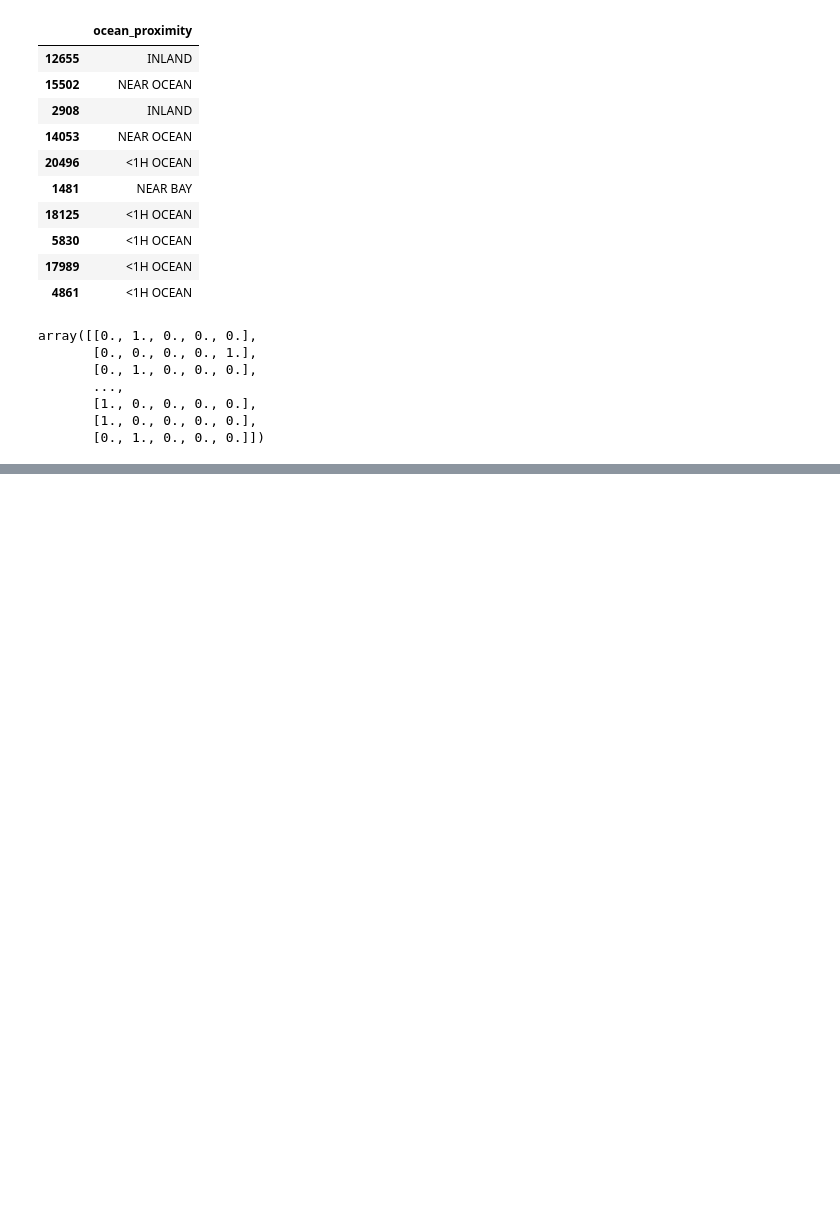
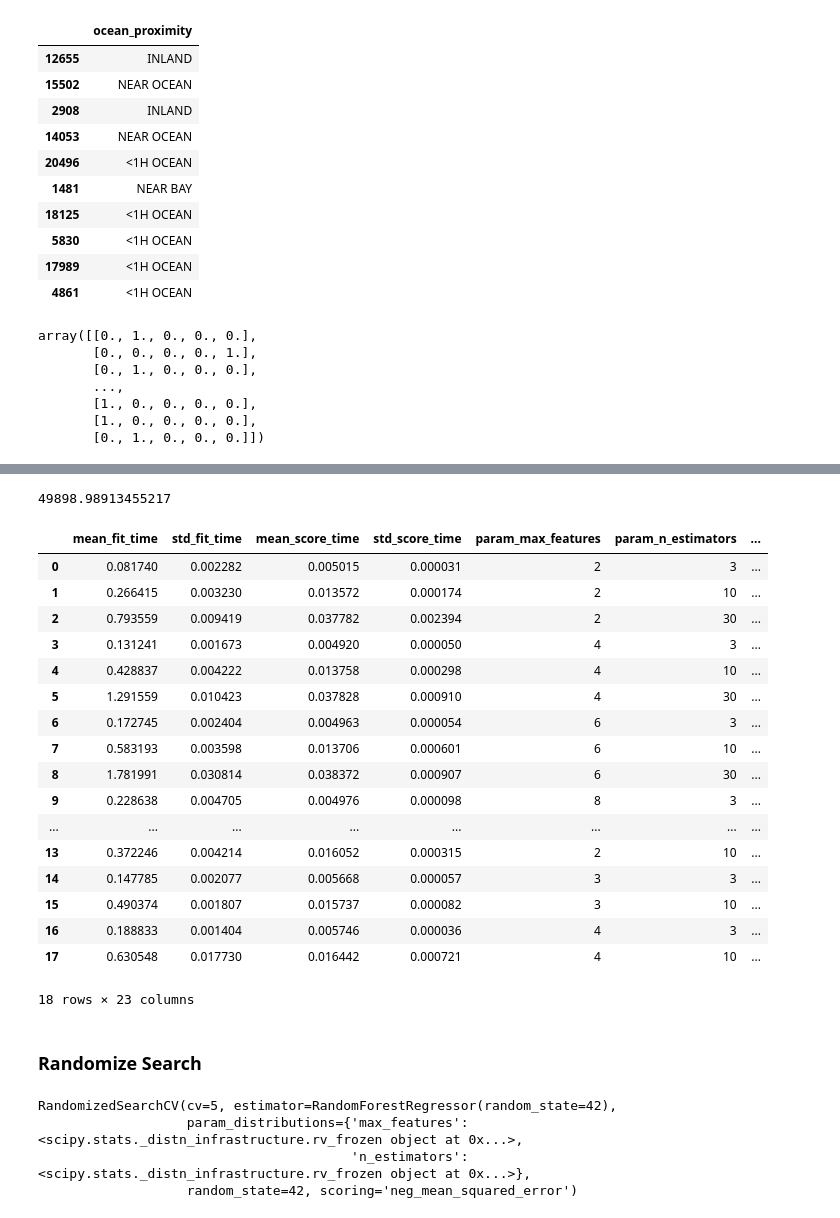
Before and after one commit to Roozeppe/Machine_Learning_Projects, a Jupyter notebook: housing-cali.ipynb, the cells around one changed output, grey strips where cells are left out. Saved outputs shown, nothing was run; the diff lists cells and outputs as text; code cells hidden in the pictures; blank space fills up the shorter version.

Commit message:
Kaggle Notebook | housing_cali | Version 3

```diff
--- a/housing-cali.ipynb
+++ b/housing-cali.ipynb
@@ -271,0 +340,12 @@ array([[0., 1., 0., 0., 0.],
+# %%
+from sklearn.compose import ColumnTransformer
+
+num_attribs = list(housing_num)
+cat_attribs = ["ocean_proximity"]
+
+full_pipeline = ColumnTransformer([
+        ("num", num_pipeline, num_attribs),
+        ("cat", OneHotEncoder(), cat_attribs),
+    ])
+
+housing_prepared = full_pipeline.fit_transform(housing)
@@ -271,0 +374,5 @@ array([[0., 1., 0., 0., 0.],
+# %%
+from sklearn.linear_model import LinearRegression
+
+lin_reg = LinearRegression()
+lin_reg.fit(housing_prepared, housing_labels)
@@ -271,0 +428,16 @@ array([[0., 1., 0., 0., 0.],
+# %%
+from sklearn.model_selection import GridSearchCV
+
+param_grid = [
+    # try 12 (3×4) combinations of hyperparameters
+    {'n_estimators': [3, 10, 30], 'max_features': [2, 4, 6, 8]},
+    # then try 6 (2×3) combinations with bootstrap set as False
+    {'bootstrap': [False], 'n_estimators': [3, 10], 'max_features': [2, 3, 4]},
+  ]
+
+forest_reg = RandomForestRegressor(random_state=42)
+# train across 5 folds, that's a total of (12+6)*5=90 rounds of training
+grid_search = GridSearchCV(forest_reg, param_grid, cv=5,
+                           scoring='neg_mean_squared_error',
+                           return_train_score=True)
+grid_search.fit(housing_prepared, housing_labels)
@@ -271,0 +482,45 @@ array([[0., 1., 0., 0., 0.],
+# %%
+np.sqrt(-grid_search.best_score_)
+# %% [output]
+49898.98913455217
+# %%
+pd.DataFrame(grid_search.cv_results_)
+# %% [output]
+|  | mean_fit_time | std_fit_time | mean_score_time | std_score_time | param_max_features | param_n_estimators | ... |
+| 0 | 0.081740 | 0.002282 | 0.005015 | 0.000031 | 2 | 3 | ... |
+| 1 | 0.266415 | 0.003230 | 0.013572 | 0.000174 | 2 | 10 | ... |
+| 2 | 0.793559 | 0.009419 | 0.037782 | 0.002394 | 2 | 30 | ... |
+| 3 | 0.131241 | 0.001673 | 0.004920 | 0.000050 | 4 | 3 | ... |
+| 4 | 0.428837 | 0.004222 | 0.013758 | 0.000298 | 4 | 10 | ... |
+| 5 | 1.291559 | 0.010423 | 0.037828 | 0.000910 | 4 | 30 | ... |
+| 6 | 0.172745 | 0.002404 | 0.004963 | 0.000054 | 6 | 3 | ... |
+| 7 | 0.583193 | 0.003598 | 0.013706 | 0.000601 | 6 | 10 | ... |
+| 8 | 1.781991 | 0.030814 | 0.038372 | 0.000907 | 6 | 30 | ... |
+| 9 | 0.228638 | 0.004705 | 0.004976 | 0.000098 | 8 | 3 | ... |
+| ... | ... | ... | ... | ... | ... | ... | ... |
+| 13 | 0.372246 | 0.004214 | 0.016052 | 0.000315 | 2 | 10 | ... |
+| 14 | 0.147785 | 0.002077 | 0.005668 | 0.000057 | 3 | 3 | ... |
+| 15 | 0.490374 | 0.001807 | 0.015737 | 0.000082 | 3 | 10 | ... |
+| 16 | 0.188833 | 0.001404 | 0.005746 | 0.000036 | 4 | 3 | ... |
+| 17 | 0.630548 | 0.017730 | 0.016442 | 0.000721 | 4 | 10 | ... |
+18 rows × 23 columns
+# %% [markdown]
+### Randomize Search
+# %%
+from sklearn.model_selection import RandomizedSearchCV
+from scipy.stats import randint
+
+param_distribs = {
+        'n_estimators': randint(low=1, high=200),
+        'max_features': randint(low=1, high=8),
+    }
+
+forest_reg = RandomForestRegressor(random_state=42)
+rnd_search = RandomizedSearchCV(forest_reg, param_distributions=param_distribs,
+                                n_iter=10, cv=5, scoring='neg_mean_squared_error', random_state=42)
+rnd_search.fit(housing_prepared, housing_labels)
+# %% [output]
+RandomizedSearchCV(cv=5, estimator=RandomForestRegressor(random_state=42),
+                   param_distributions={'max_features': <scipy.stats._distn_infrastructure.rv_frozen object at 0x...>,
+                                        'n_estimators': <scipy.stats._distn_infrastructure.rv_frozen object at 0x...>},
+                   random_state=42, scoring='neg_mean_squared_error')
```
Also changed, not shown: parts of 25 cells of this notebook.
